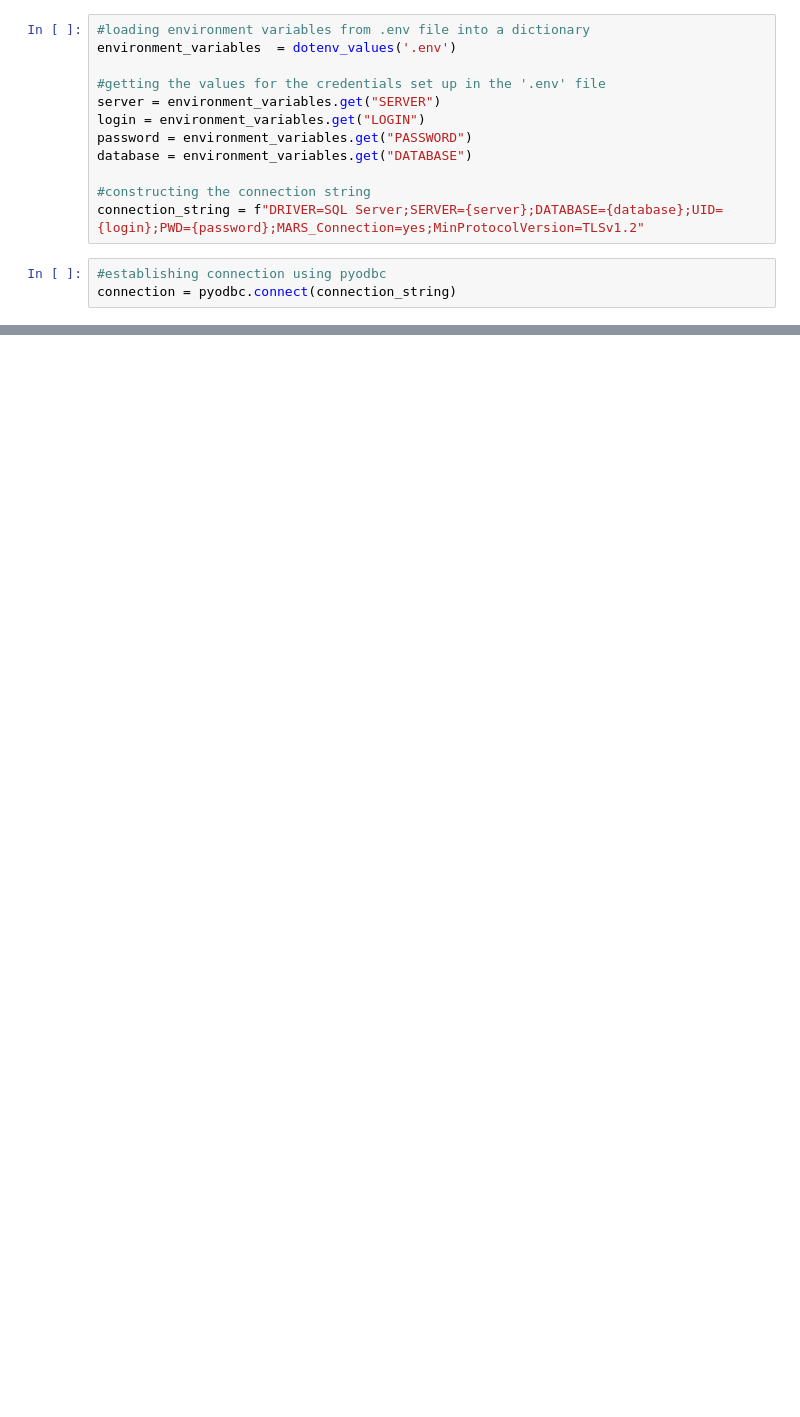
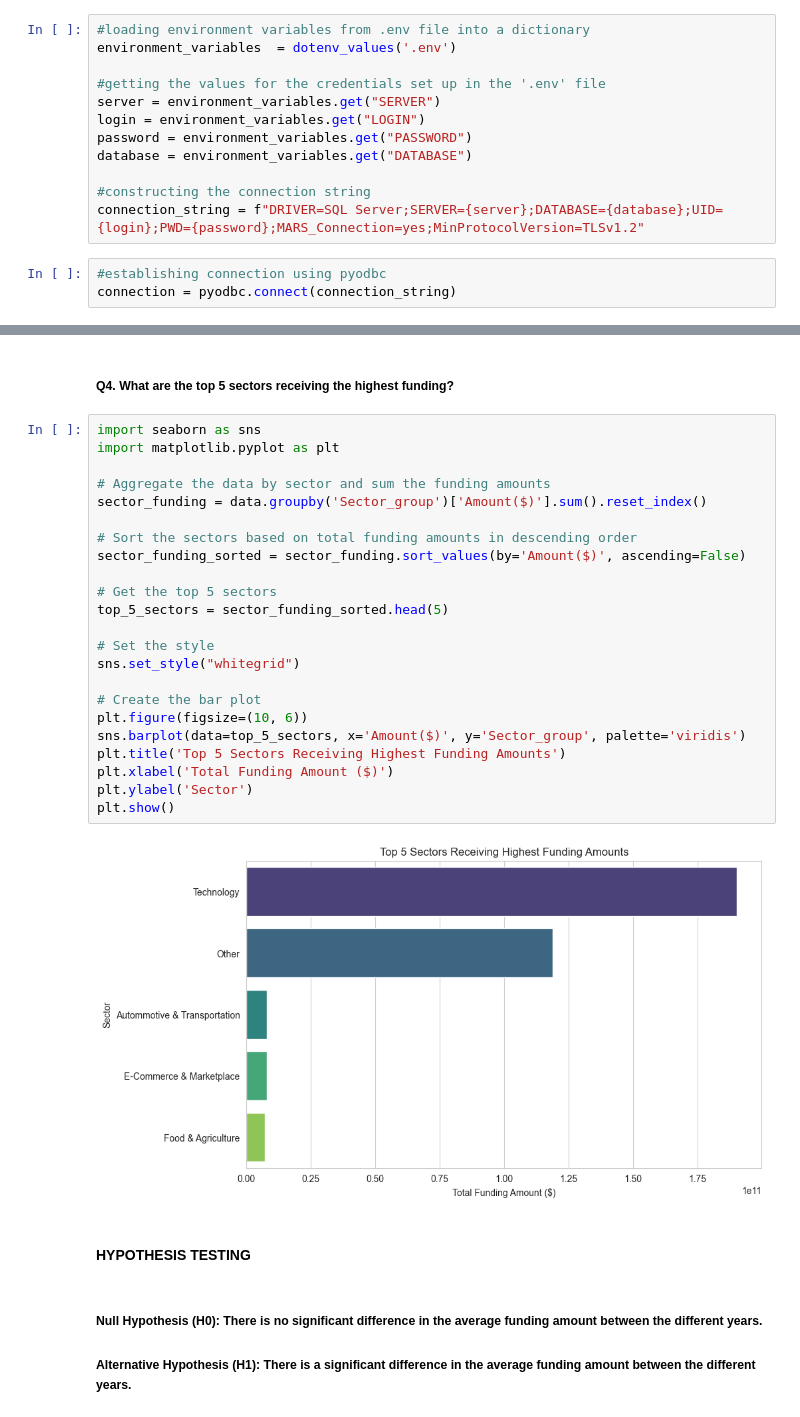
Before and after one commit to BenedictEnimel/LP1_PROJECT-BY-TEAM-ERBIUM, a Jupyter notebook: LP1_PROJECT.ipynb, the cells around one changed output, grey strips where cells are left out. Drawn from its saved outputs; the diff is of its cells as text; blank space fills up the shorter version.

```diff
--- a/LP1_PROJECT.ipynb
+++ b/LP1_PROJECT.ipynb
@@ -227,0 +1318,32 @@ S
+# %% [markdown]
+##### Q4. What are the top 5 sectors receiving the highest funding?
+# %%
+import seaborn as sns
+import matplotlib.pyplot as plt
+
+# Aggregate the data by sector and sum the funding amounts
+sector_funding = data.groupby('Sector_group')['Amount($)'].sum().reset_index()
+
+# Sort the sectors based on total funding amounts in descending order
+sector_funding_sorted = sector_funding.sort_values(by='Amount($)', ascending=False)
+
+# Get the top 5 sectors
+top_5_sectors = sector_funding_sorted.head(5)
+
+# Set the style
+sns.set_style("whitegrid")
+
+# Create the bar plot
+plt.figure(figsize=(10, 6))
+sns.barplot(data=top_5_sectors, x='Amount($)', y='Sector_group', palette='viridis')
+plt.title('Top 5 Sectors Receiving Highest Funding Amounts')
+plt.xlabel('Total Funding Amount ($)')
+plt.ylabel('Sector')
+plt.show()
+# %% [output]
+[figure, added]
+# %% [markdown]
+#### HYPOTHESIS TESTING
+# %% [markdown]
+##### Null Hypothesis (H0): There is no significant difference in the average funding amount between the different years.
+##### Alternative Hypothesis (H1): There is a significant difference in the average funding amount between the different years.
```
Also changed, not shown: parts of 131 cells of this notebook, 6 other files.
